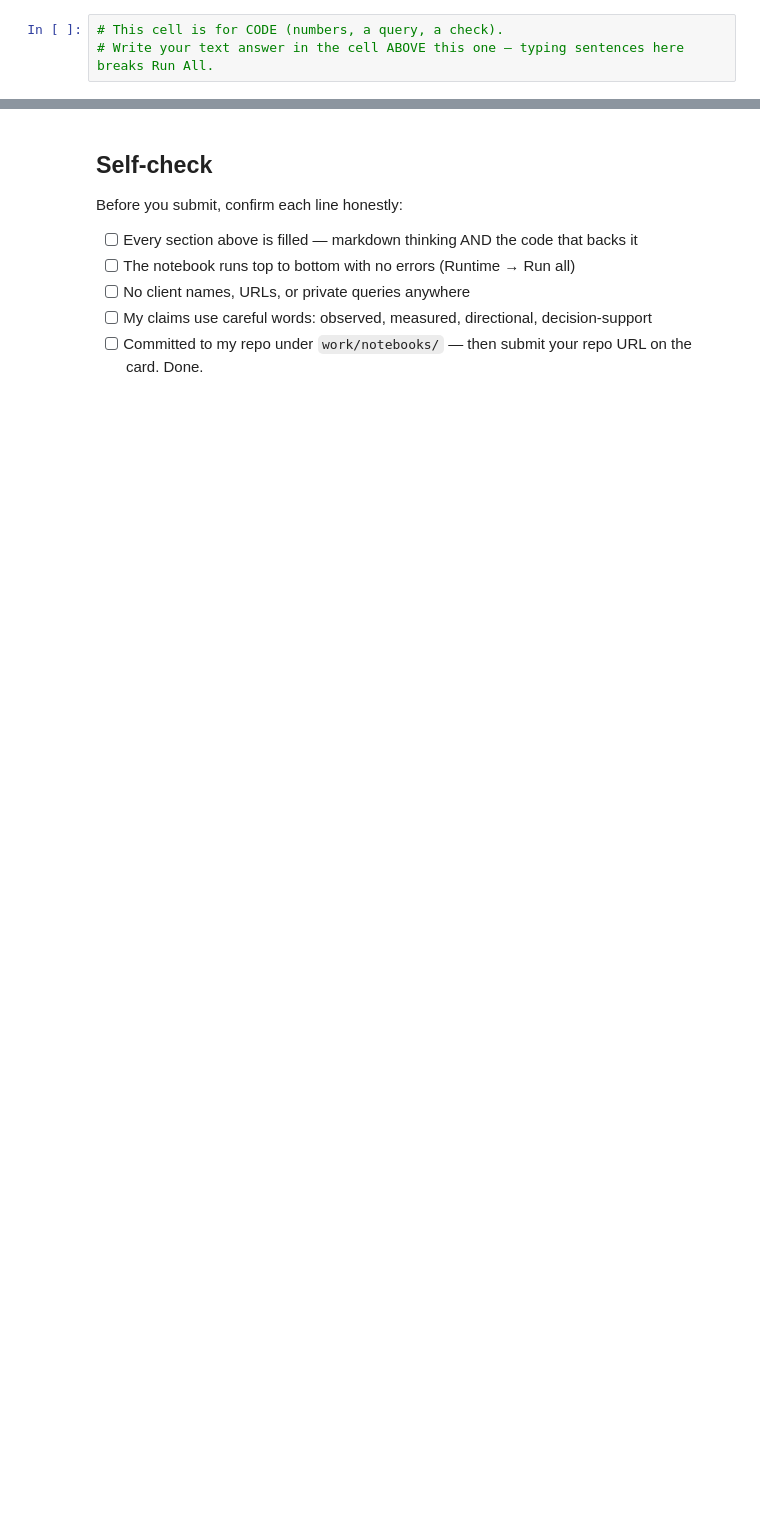
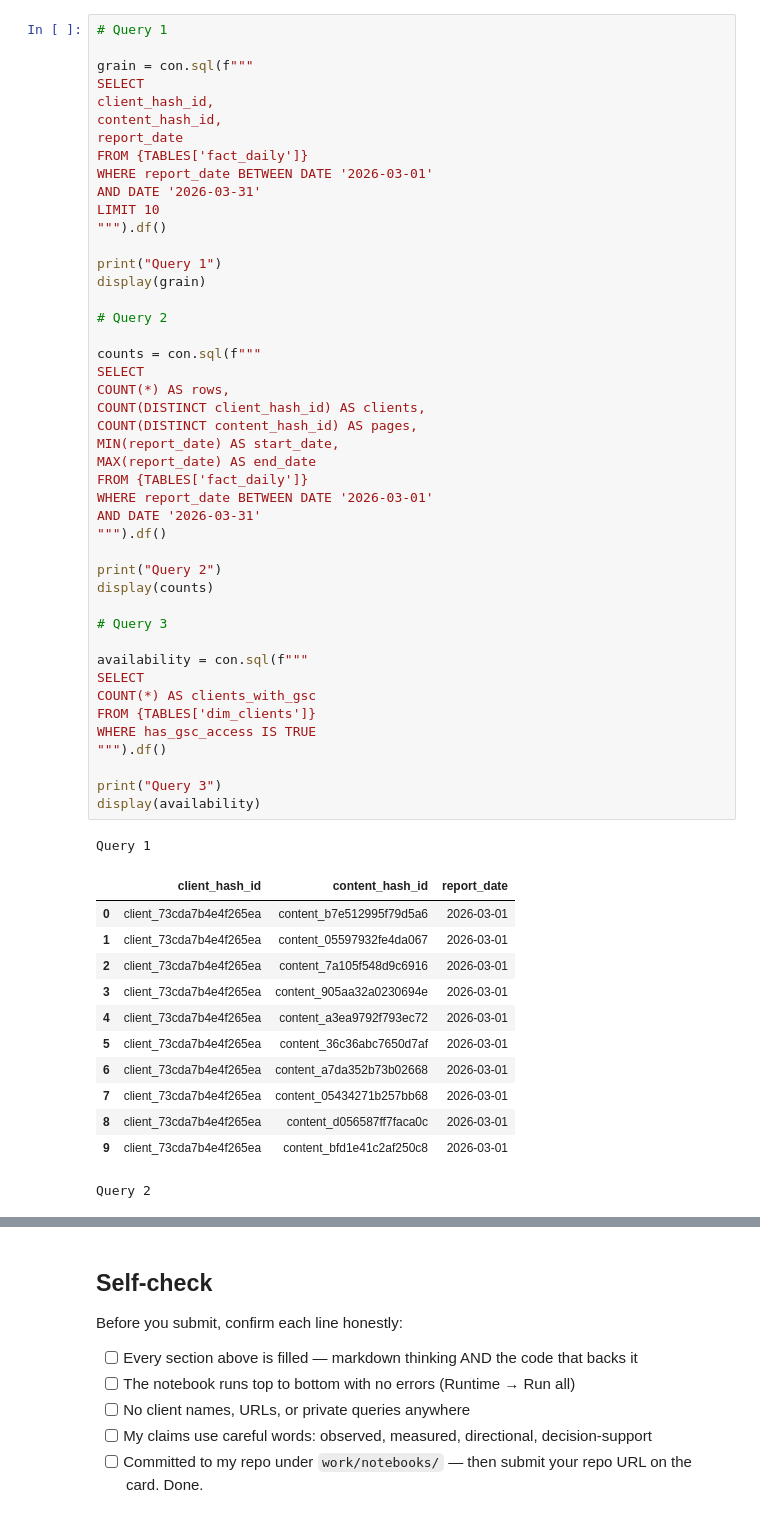
Before and after one commit to MuhammadShayan8401/flyrank-ml-internship, a Jupyter notebook: work/notebooks/w03_data_contract.ipynb, the cells around one changed output, grey strips where cells are left out. Saved outputs shown, nothing was run; the diff lists cells and outputs as text; blank space fills up the shorter version.

```diff
--- a/work/notebooks/w03_data_contract.ipynb
+++ b/work/notebooks/w03_data_contract.ipynb
@@ -27,3 +140,59 @@ This skeleton is yours to fill. Work the sections **in order** — each one has
-# %%
-# This cell is for CODE (numbers, a query, a check).
-# Write your text answer in the cell ABOVE this one — typing sentences here breaks Run All.
+# %%
+# Query 1
+
+grain = con.sql(f"""
+SELECT
+client_hash_id,
+content_hash_id,
+report_date
+FROM {TABLES['fact_daily']}
+WHERE report_date BETWEEN DATE '2026-03-01'
+AND DATE '2026-03-31'
+LIMIT 10
+""").df()
+
+print("Query 1")
+display(grain)
+
+# Query 2
+
+counts = con.sql(f"""
+SELECT
+COUNT(*) AS rows,
+COUNT(DISTINCT client_hash_id) AS clients,
+COUNT(DISTINCT content_hash_id) AS pages,
+MIN(report_date) AS start_date,
+MAX(report_date) AS end_date
+FROM {TABLES['fact_daily']}
+WHERE report_date BETWEEN DATE '2026-03-01'
+AND DATE '2026-03-31'
+""").df()
+
+print("Query 2")
+display(counts)
+
+# Query 3
+
+availability = con.sql(f"""
+SELECT
+COUNT(*) AS clients_with_gsc
+FROM {TABLES['dim_clients']}
+WHERE has_gsc_access IS TRUE
+""").df()
+
+print("Query 3")
+display(availability)
+# %% [output]
+Query 1
+|  | client_hash_id | content_hash_id | report_date |
+| 0 | client_73cda7b4e4f265ea | content_b7e512995f79d5a6 | 2026-03-01 |
+| 1 | client_73cda7b4e4f265ea | content_05597932fe4da067 | 2026-03-01 |
+| 2 | client_73cda7b4e4f265ea | content_7a105f548d9c6916 | 2026-03-01 |
+| 3 | client_73cda7b4e4f265ea | content_905aa32a0230694e | 2026-03-01 |
+| 4 | client_73cda7b4e4f265ea | content_a3ea9792f793ec72 | 2026-03-01 |
+| 5 | client_73cda7b4e4f265ea | content_36c36abc7650d7af | 2026-03-01 |
+| 6 | client_73cda7b4e4f265ea | content_a7da352b73b02668 | 2026-03-01 |
+| 7 | client_73cda7b4e4f265ea | content_05434271b257bb68 | 2026-03-01 |
+| 8 | client_73cda7b4e4f265ea | content_d056587ff7faca0c | 2026-03-01 |
+| 9 | client_73cda7b4e4f265ea | content_bfd1e41c2af250c8 | 2026-03-01 |
+Query 2
```
Also changed, not shown: parts of 19 cells of this notebook.
